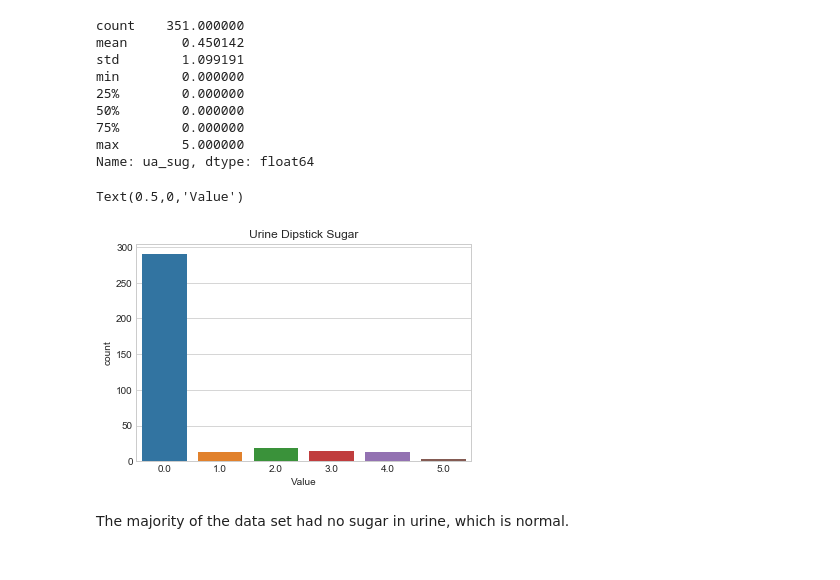
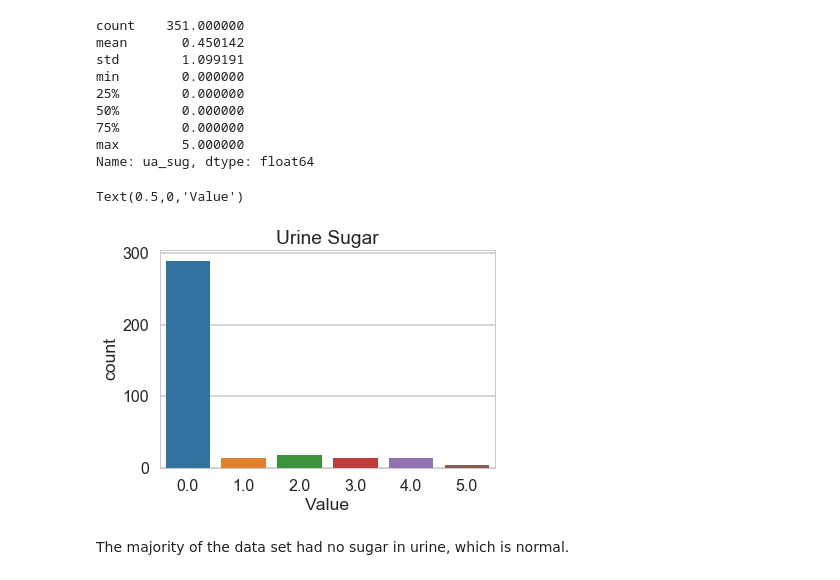
Before and after one commit to mmerc/MSDS696_X70_Data-Science-Practicum-II, a Jupyter notebook: Practicum2Project.ipynb, the cells around one changed output. Saved outputs shown, nothing was run; the diff lists cells and outputs as text; code cells hidden in the pictures.

```diff
--- a/Practicum2Project.ipynb
+++ b/Practicum2Project.ipynb
@@ -23,6 +23,7 @@ import warnings
 warnings.filterwarnings('ignore')
 %matplotlib inline
 sns.set_style('whitegrid')
+sns.set_context('poster')
 pd.options.display.max_rows = 500 # code from https://pandas.pydata.org/pandas-docs/stable/options.html
 pd.options.display.max_columns = None # code from Isma (2017)
 # %%
@@ -395,10 +392,10 @@ Name: ua_sug, dtype: float64
 # %%
 sns.countplot(df.ua_sug)
-plt.title('Urine Dipstick Sugar')
+plt.title('Urine Sugar')
 plt.xlabel ('Value')
 # %% [output]
 Text(0.5,0,'Value')
-[figure, old version]
+[figure, new version]
 # %% [markdown]
 The majority of the data set had no sugar in urine, which is normal.
 # %% [markdown]
```
Also changed, not shown: parts of 89 cells of this notebook.
